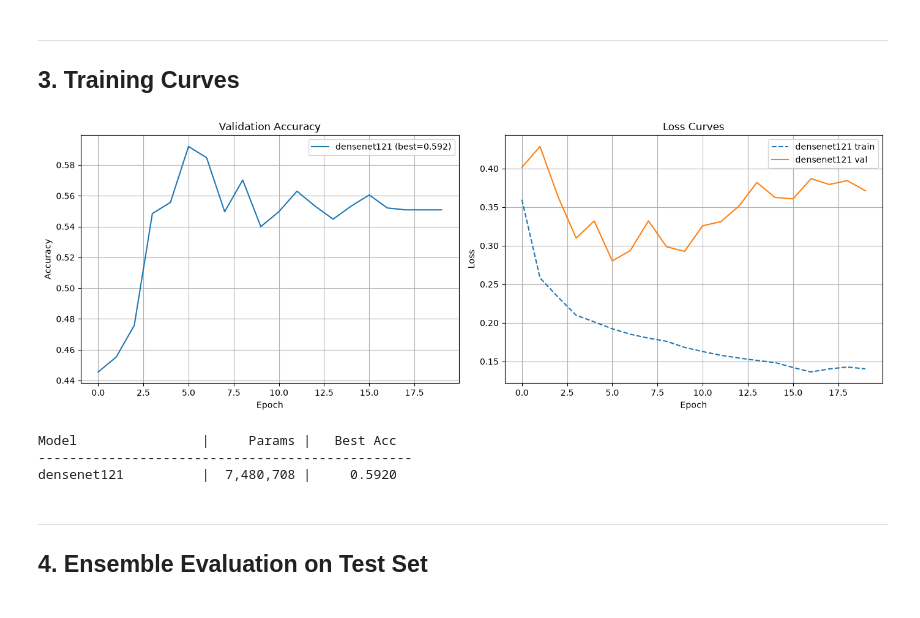
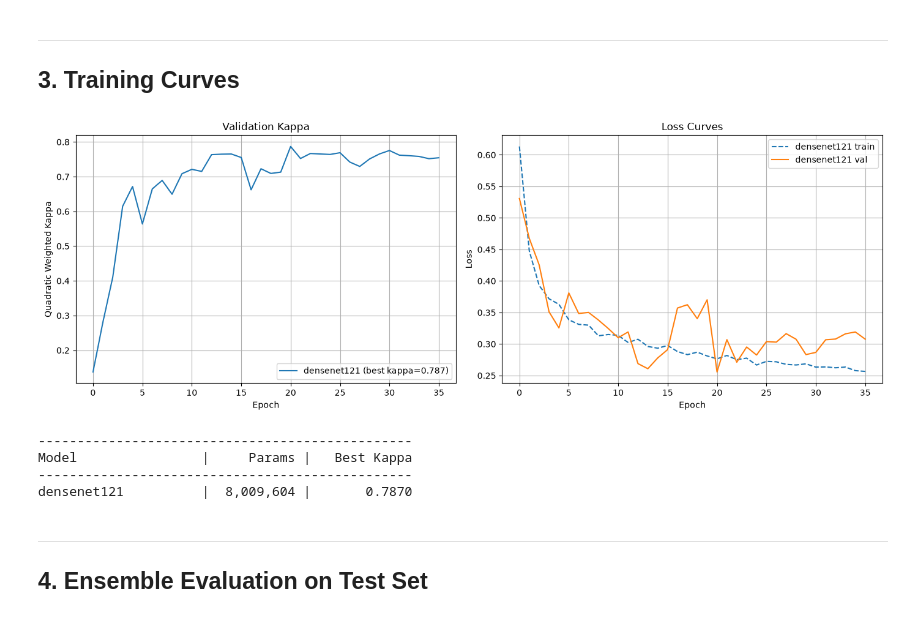
Before and after one commit to Darshan-T-P/KneeVision, a Jupyter notebook: notebooks/kneevision_full.ipynb, the cells around one changed output. Cells and saved outputs as stored; diff of their text form; code cells hidden in the pictures.

```diff
--- a/notebooks/kneevision_full.ipynb
+++ b/notebooks/kneevision_full.ipynb
@@ -270,12 +316,19 @@ def train_model(model_name: str, use_focal: bool = True, num_epochs: int = NUM_E
 # %%
-# Train both models (set num_epochs to a small value for quick testing, e.g. 3)
-# For full training, use NUM_EPOCHS (50)
-N_EPOCHS = 20 # Change to NUM_EPOCHS for full training
+# Train models (set num_epochs to small value for quick testing)
+# For full training, use NUM_EPOCHS (100)
+N_EPOCHS = 50  # Change to NUM_EPOCHS for full training
 
+# Set resume=True to pick up from a previous checkpoint
 results = {}
-for name in ["densenet121"]:
-    model, history, best_acc, params = train_model(name, use_focal=True, num_epochs=N_EPOCHS,ordinal=True)
-    results[name] = {"model": model, "history": history, "best_acc": best_acc, "params": params}
+for name in ['densenet121']:
+    model, ema, history, best_kappa, params = train_model(
+        name, num_epochs=N_EPOCHS, use_focal=True, ordinal=True, resume=False)
+    results[name] = {'model': model, 'ema': ema,
+                     'history': history, 'best_kappa': best_kappa, 'params': params}
+
+# To add more architectures:
+# for name in ['densenet121', 'convnext_tiny', 'vit_b_16', 'swin_t']:
+# To resume a stopped run, change resume=False to resume=True
 # %% [output]
 ============================================================
 Training: densenet121  |  Ordinal
@@ -306,37 +362,39 @@ Epoch 11/20 | Train Loss: 0.1628 | Val Loss: 0.3258 | Val Acc: 0.5496 | GPU mem:
 # %%
 fig, axes = plt.subplots(1, 2, figsize=(14, 5))
 
 for name, res in results.items():
-    h = res["history"]
-    axes[0].plot(h["val_acc"], label=f"{name} (best={res['best_acc']:.3f})")
-    axes[1].plot(h["train_loss"], "--", label=f"{name} train")
-    axes[1].plot(h["val_loss"], "-", label=f"{name} val")
+    h = res['history']
+    axes[0].plot(h['val_kappa'], label=f"{name} (best kappa={res['best_kappa']:.3f})")
+    axes[1].plot(h['train_loss'], '--', label=f'{name} train')
+    axes[1].plot(h['val_loss'], '-', label=f'{name} val')
 
-axes[0].set_title("Validation Accuracy")
-axes[0].set_xlabel("Epoch")
-axes[0].set_ylabel("Accuracy")
+axes[0].set_title('Validation Kappa')
+axes[0].set_xlabel('Epoch')
+axes[0].set_ylabel('Quadratic Weighted Kappa')
 axes[0].legend()
 axes[0].grid(True)
 
-axes[1].set_title("Loss Curves")
-axes[1].set_xlabel("Epoch")
-axes[1].set_ylabel("Loss")
+axes[1].set_title('Loss Curves')
+axes[1].set_xlabel('Epoch')
+axes[1].set_ylabel('Loss')
 axes[1].legend()
 axes[1].grid(True)
 
 plt.tight_layout()
 plt.show()
 
 # Comparison table
-print(f"\n{'Model':<20} | {'Params':>10} | {'Best Acc':>10}")
-print("-" * 48)
+print('\n' + '-'*48)
+print(f"{'Model':<20} | {'Params':>10} | {'Best Kappa':>12}")
+print('-'*48)
 for name, res in results.items():
-    print(f"{name:<20} | {res['params']:>10,} | {res['best_acc']:>10.4f}")
+    print(f"{name:<20} | {res['params']:>10,} | {res['best_kappa']:>12.4f}")
 # %% [output]
-[figure, old version]
+[figure, new version]
-Model                |     Params |   Best Acc
 ------------------------------------------------
-densenet121          |  7,480,708 |     0.5920
+Model                |     Params |   Best Kappa
+------------------------------------------------
+densenet121          |  8,009,604 |       0.7870
 # %% [markdown]
 ---
 ## 4. Ensemble Evaluation on Test Set
```
Also changed, not shown: parts of 11 cells of this notebook.
